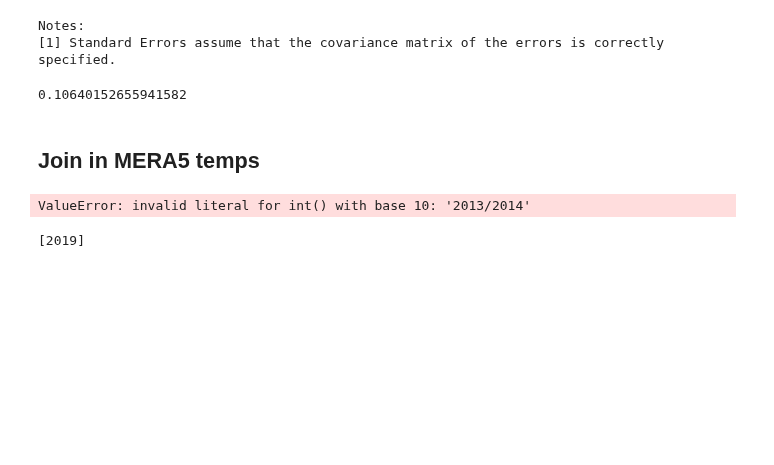
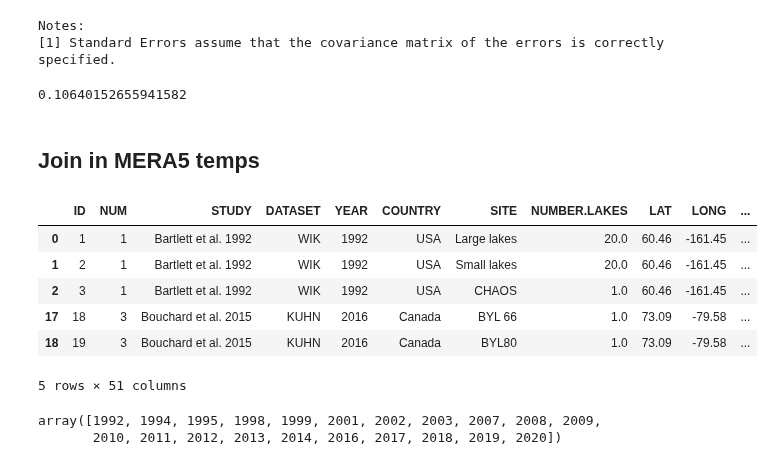
Before and after one commit to ekcomputer/lake-area, a Jupyter notebook: LSD/notebooks/prep_data.ipynb, the cells around one changed output. Saved outputs shown, nothing was run; the diff lists cells and outputs as text; code cells hidden in the pictures; blank space fills up the shorter version.

Commit message:
Parsing works! Need to include more years now.

```diff
--- a/LSD/notebooks/prep_data.ipynb
+++ b/LSD/notebooks/prep_data.ipynb
@@ -71,7 +71,7 @@ df['CH4.D.FLUX'].fillna(df['CH4.E.FLUX']/1.2, inplace=True) # Placeholder until
 df['CH4.DE.FLUX'] = df['CH4.D.FLUX'] + df['CH4.E.FLUX']
 
 ## Filter and pre-process
-df.dropna(subset=['SA', 'CH4.DE.FLUX', 'LAT', 'LONG'], inplace=True) # 'TEMP'
+df.dropna(subset=['SA', 'CH4.DE.FLUX', 'LAT', 'LONG', 'YEAR.S','MONTH'], inplace=True) # 'TEMP'
 
 ## if I want transformed y as its own var
 df['CH4.D.FLUX.LOG'] = np.log10(df['CH4.D.FLUX']+1)
@@ -401,14 +433,22 @@ def parseTimes(tm):
 # %%
 ## Test on one row
-df1=df.iloc[1,:]
+df1=df.iloc[23,:]
 df1
 pullTemp(df1, da)
 
-## Test with apply
-df.apply(pullTemp, args=(da,), axis=1)
+## Apply with apply
+df_era5 = df.apply(pullTemp, args=(da,), axis=1)
+df_era5.head()
 # %% [output]
+|  | ID | NUM | STUDY | DATASET | YEAR | COUNTRY | SITE | NUMBER.LAKES | LAT | LONG | ... |
+| 0 | 1 | 1 | Bartlett et al. 1992 | WIK | 1992 | USA | Large lakes | 20.0 | 60.46 | -161.45 | ... |
+| 1 | 2 | 1 | Bartlett et al. 1992 | WIK | 1992 | USA | Small lakes | 20.0 | 60.46 | -161.45 | ... |
+| 2 | 3 | 1 | Bartlett et al. 1992 | WIK | 1992 | USA | CHAOS | 1.0 | 60.46 | -161.45 | ... |
+| 17 | 18 | 3 | Bouchard et al. 2015 | KUHN | 2016 | Canada | BYL 66 | 1.0 | 73.09 | -79.58 | ... |
+| 18 | 19 | 3 | Bouchard et al. 2015 | KUHN | 2016 | Canada | BYL80 | 1.0 | 73.09 | -79.58 | ... |
-ValueError: invalid literal for int() with base 10: '2013/2014'
+5 rows × 51 columns
-# %%
-parseTimes(2019)
-# %% [output]
-[2019]
+# %%
+unq_yrs
+# %% [output]
+array([1992, 1994, 1995, 1998, 1999, 2001, 2002, 2003, 2007, 2008, 2009,
+       2010, 2011, 2012, 2013, 2014, 2016, 2017, 2018, 2019, 2020])
```
Also changed, not shown: parts of 3 cells of this notebook.
